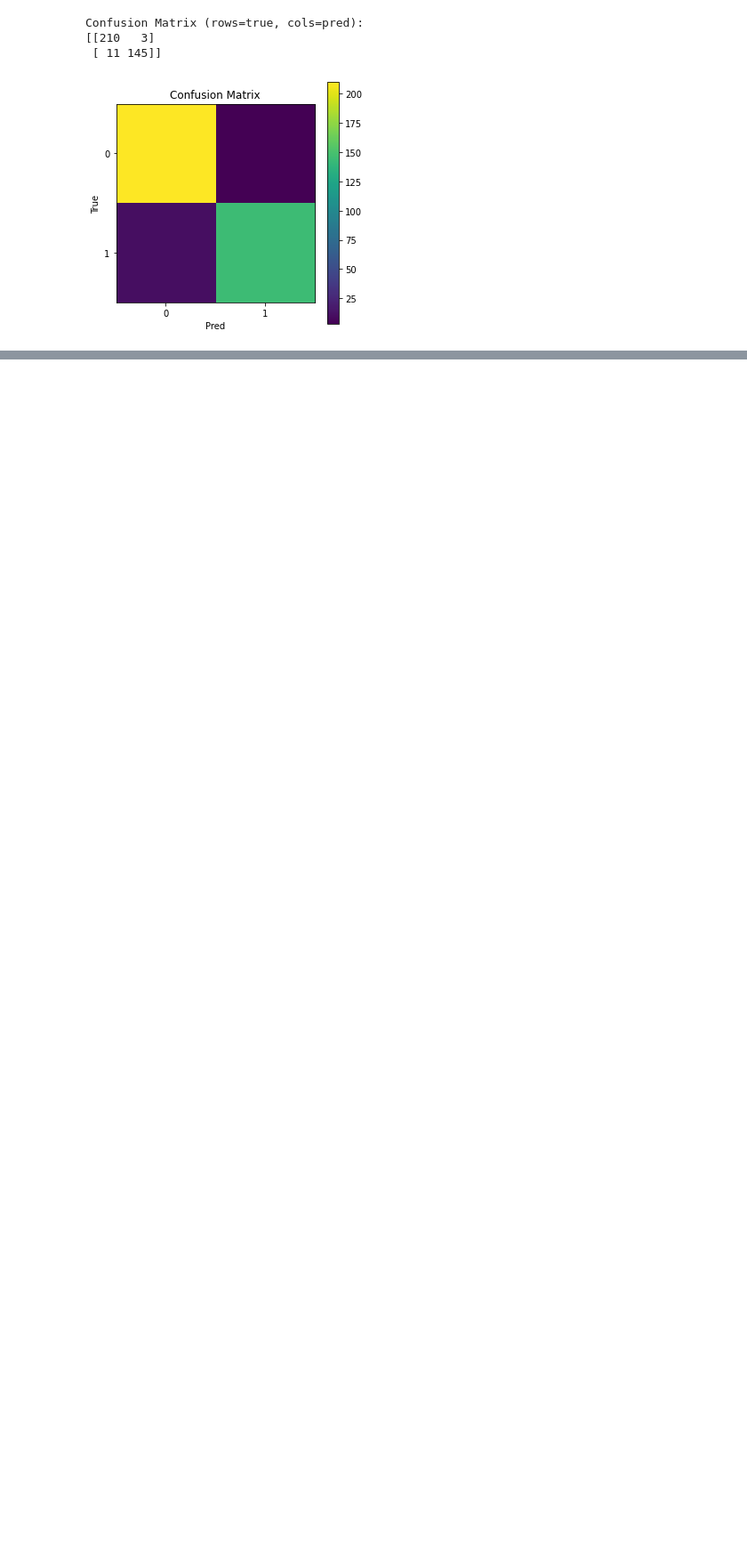
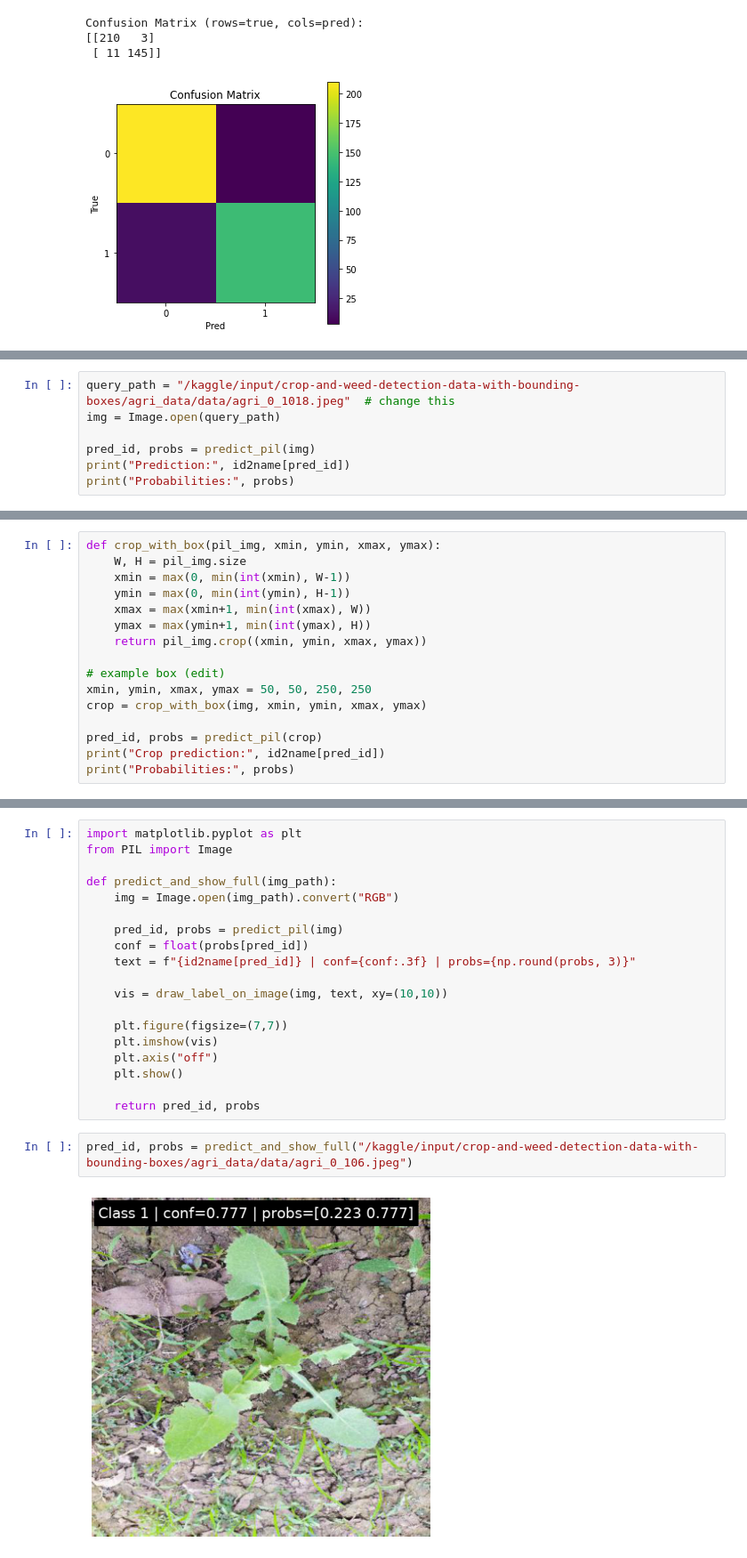
Before and after one commit to WePsychology/AI-Weed-Detection, a Jupyter notebook: ai-weed-detection.ipynb, the cells around one changed output, grey strips where cells are left out. Shown at 89% size. Drawn from its saved outputs; the diff is of its cells as text; blank space fills up the shorter version.

Commit message:
Give Image Link and Model Predict

```diff
--- a/ai-weed-detection.ipynb
+++ b/ai-weed-detection.ipynb
@@ -708,0 +764,7 @@ Confusion Matrix (rows=true, cols=pred):
+# %%
+query_path = "/kaggle/input/crop-and-weed-detection-data-with-bounding-boxes/agri_data/data/agri_0_1018.jpeg"  # change this
+img = Image.open(query_path)
+
+pred_id, probs = predict_pil(img)
+print("Prediction:", id2name[pred_id])
+print("Probabilities:", probs)
@@ -708,0 +774,16 @@ Confusion Matrix (rows=true, cols=pred):
+# %%
+def crop_with_box(pil_img, xmin, ymin, xmax, ymax):
+    W, H = pil_img.size
+    xmin = max(0, min(int(xmin), W-1))
+    ymin = max(0, min(int(ymin), H-1))
+    xmax = max(xmin+1, min(int(xmax), W))
+    ymax = max(ymin+1, min(int(ymax), H))
+    return pil_img.crop((xmin, ymin, xmax, ymax))
+
+# example box (edit)
+xmin, ymin, xmax, ymax = 50, 50, 250, 250
+crop = crop_with_box(img, xmin, ymin, xmax, ymax)
+
+pred_id, probs = predict_pil(crop)
+print("Crop prediction:", id2name[pred_id])
+print("Probabilities:", probs)
@@ -708,0 +833,23 @@ Confusion Matrix (rows=true, cols=pred):
+# %%
+import matplotlib.pyplot as plt
+from PIL import Image
+
+def predict_and_show_full(img_path):
+    img = Image.open(img_path).convert("RGB")
+
+    pred_id, probs = predict_pil(img)
+    conf = float(probs[pred_id])
+    text = f"{id2name[pred_id]} | conf={conf:.3f} | probs={np.round(probs, 3)}"
+
+    vis = draw_label_on_image(img, text, xy=(10,10))
+
+    plt.figure(figsize=(7,7))
+    plt.imshow(vis)
+    plt.axis("off")
+    plt.show()
+
+    return pred_id, probs
+# %%
+pred_id, probs = predict_and_show_full("/kaggle/input/crop-and-weed-detection-data-with-bounding-boxes/agri_data/data/agri_0_106.jpeg")
+# %% [output]
+[figure, added]
```
Also changed, not shown: parts of 7 cells of this notebook.
